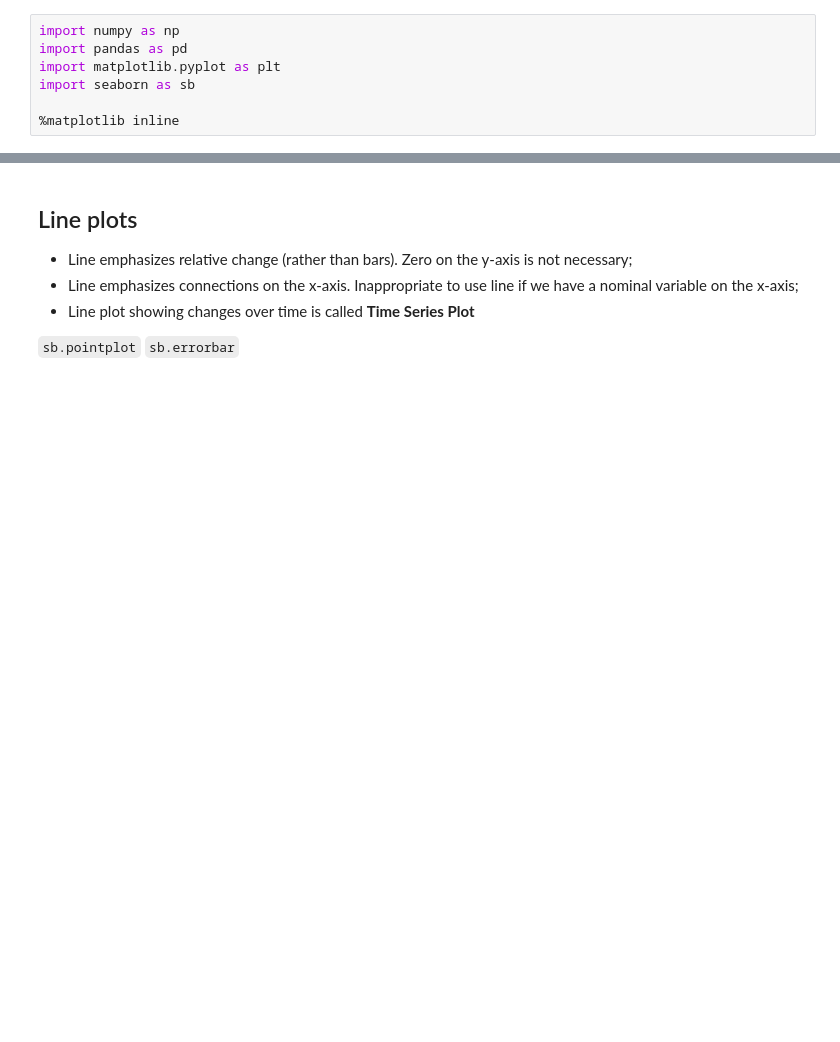
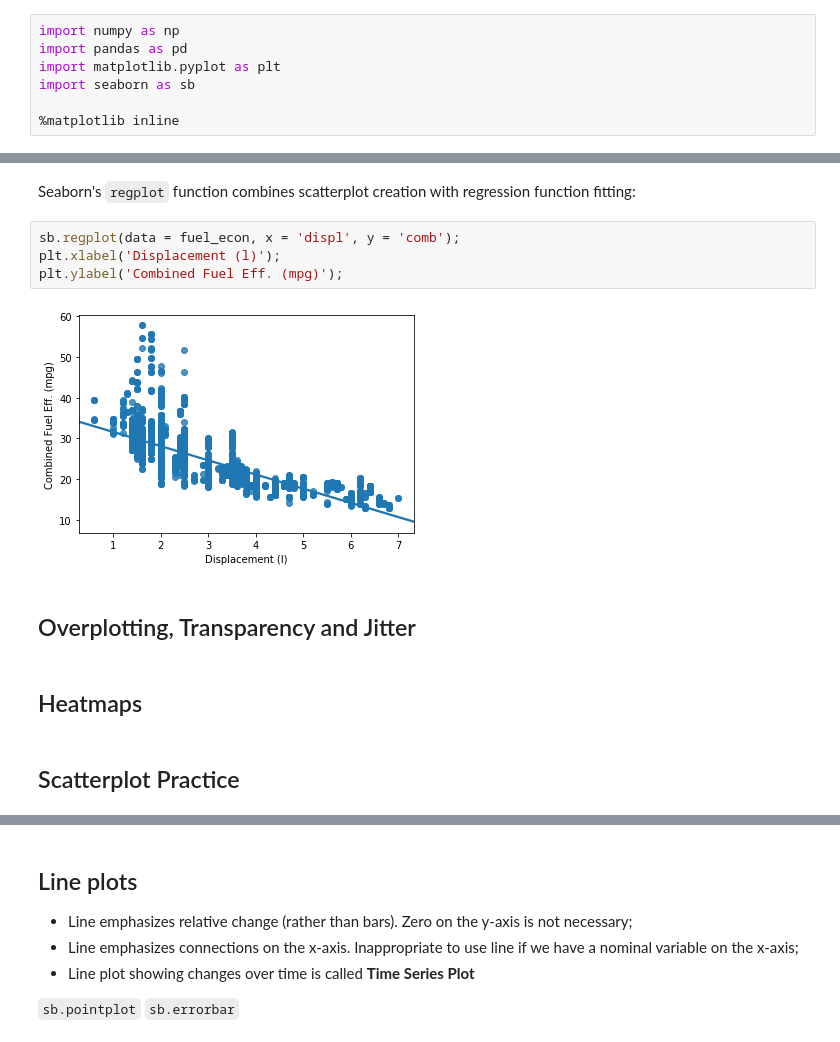
Before and after one commit to s8/udacity-DAND-part_05, a Jupyter notebook: lecture notes.ipynb, the cells around one changed output, grey strips where cells are left out. Drawn from its saved outputs; the diff is of its cells as text; blank space fills up the shorter version.

```diff
--- a/lecture notes.ipynb
+++ b/lecture notes.ipynb
@@ -19,0 +31,14 @@ fuel_econ.head()
+# %% [markdown]
+Seaborn's `regplot` function combines scatterplot creation with regression function fitting:
+# %%
+sb.regplot(data = fuel_econ, x = 'displ', y = 'comb');
+plt.xlabel('Displacement (l)');
+plt.ylabel('Combined Fuel Eff. (mpg)');
+# %% [output]
+[figure, added]
+# %% [markdown]
+## Overplotting, Transparency and Jitter
+# %% [markdown]
+## Heatmaps
+# %% [markdown]
+## Scatterplot Practice
```
Also changed, not shown: parts of 20 cells of this notebook, 5 other files.
